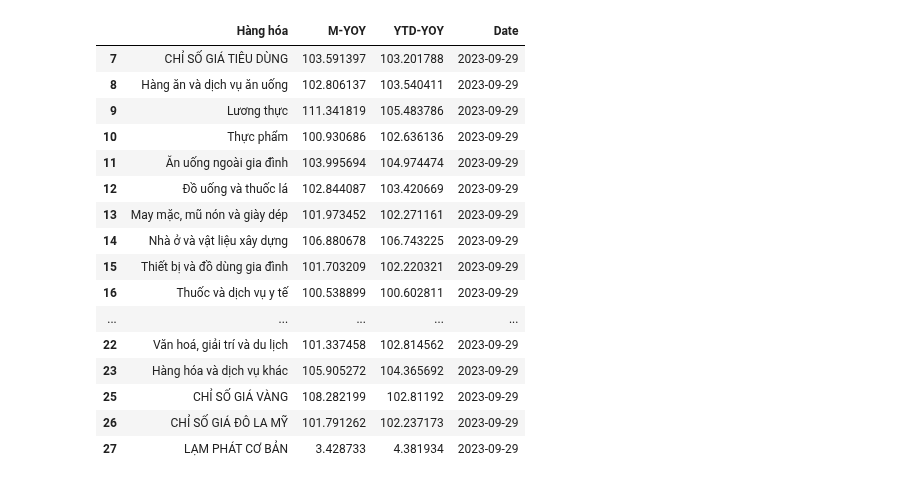
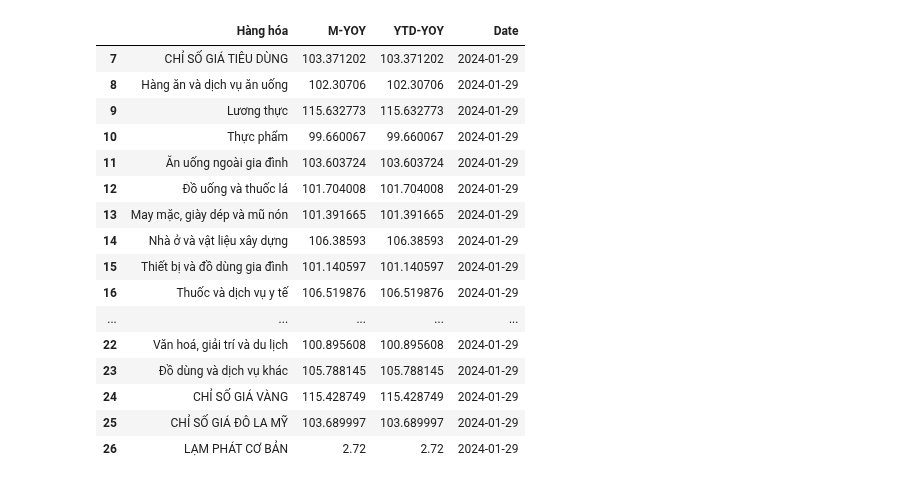
Before and after one commit to hiennguyen9874/vn-macroeconomics, a Jupyter notebook: CPI.ipynb, the cells around one changed output. Saved outputs shown, nothing was run; the diff lists cells and outputs as text; code cells hidden in the pictures.

```diff
--- a/CPI.ipynb
+++ b/CPI.ipynb
@@ -95,51 +95,51 @@ def get_cpi(xl, sheet_name, date):
     df[df.columns[0]] = df[df.columns[0]].str.strip()
 
     df = df.drop(
         list(
             range(
                 df[df.columns[0]][
                     (df[df.columns[0]] == "CHỈ SỐ GIÁ TIÊU DÙNG")
                     | ((df[df.columns[0]] == "CONSUMER PRICE INDEXES"))
                 ].index[0]
             )
         )
     )
 
     if len(df[df.columns[0]][df[df.columns[0]] == "CONSUMER PRICE INDEXES"].index) > 0:
         df[df.columns[0]] = df[df.columns[0]].map(en_to_vn)
 
     df = df[pd.to_numeric(df["M-YOY"], errors="coerce").notnull()]
     df = df[pd.to_numeric(df["YTD-YOY"], errors="coerce").notnull()]
 
     df["Date"] = date
     df["Date"] = pd.to_datetime(df["Date"], dayfirst=False)
 
     return df
 
 
-xl = pd.ExcelFile("datas/2023-10-29-02.-Bieu-so-lieu-T10.2023.xlsx")
+xl = pd.ExcelFile("datas/2024-01-29-02-Bieu-T1-2024.xlsx")
 
 sheet_name = find_sheet_name(xl.sheet_names)
 
-get_cpi(xl, sheet_name, "2023-09-29")
+get_cpi(xl, sheet_name, "2024-01-29")
 # %% [output]
 |  | Hàng hóa | M-YOY | YTD-YOY | Date |
-| 7 | CHỈ SỐ GIÁ TIÊU DÙNG | 103.591397 | 103.201788 | 2023-09-29 |
-| 8 | Hàng ăn và dịch vụ ăn uống | 102.806137 | 103.540411 | 2023-09-29 |
-| 9 | Lương thực | 111.341819 | 105.483786 | 2023-09-29 |
-| 10 | Thực phẩm | 100.930686 | 102.636136 | 2023-09-29 |
-| 11 | Ăn uống ngoài gia đình | 103.995694 | 104.974474 | 2023-09-29 |
-| 12 | Đồ uống và thuốc lá | 102.844087 | 103.420669 | 2023-09-29 |
-| 13 | May mặc, mũ nón và giày dép | 101.973452 | 102.271161 | 2023-09-29 |
-| 14 | Nhà ở và vật liệu xây dựng | 106.880678 | 106.743225 | 2023-09-29 |
-| 15 | Thiết bị và đồ dùng gia đình | 101.703209 | 102.220321 | 2023-09-29 |
-| 16 | Thuốc và dịch vụ y tế | 100.538899 | 100.602811 | 2023-09-29 |
+| 7 | CHỈ SỐ GIÁ TIÊU DÙNG | 103.371202 | 103.371202 | 2024-01-29 |
+| 8 | Hàng ăn và dịch vụ ăn uống | 102.30706 | 102.30706 | 2024-01-29 |
+| 9 | Lương thực | 115.632773 | 115.632773 | 2024-01-29 |
+| 10 | Thực phẩm | 99.660067 | 99.660067 | 2024-01-29 |
+| 11 | Ăn uống ngoài gia đình | 103.603724 | 103.603724 | 2024-01-29 |
+| 12 | Đồ uống và thuốc lá | 101.704008 | 101.704008 | 2024-01-29 |
+| 13 | May mặc, giày dép và mũ nón | 101.391665 | 101.391665 | 2024-01-29 |
+| 14 | Nhà ở và vật liệu xây dựng | 106.38593 | 106.38593 | 2024-01-29 |
+| 15 | Thiết bị và đồ dùng gia đình | 101.140597 | 101.140597 | 2024-01-29 |
+| 16 | Thuốc và dịch vụ y tế | 106.519876 | 106.519876 | 2024-01-29 |
 | ... | ... | ... | ... | ... |
-| 22 | Văn hoá, giải trí và du lịch | 101.337458 | 102.814562 | 2023-09-29 |
-| 23 | Hàng hóa và dịch vụ khác | 105.905272 | 104.365692 | 2023-09-29 |
-| 25 | CHỈ SỐ GIÁ VÀNG | 108.282199 | 102.81192 | 2023-09-29 |
-| 26 | CHỈ SỐ GIÁ ĐÔ LA MỸ | 101.791262 | 102.237173 | 2023-09-29 |
-| 27 | LẠM PHÁT CƠ BẢN | 3.428733 | 4.381934 | 2023-09-29 |
+| 22 | Văn hoá, giải trí và du lịch | 100.895608 | 100.895608 | 2024-01-29 |
+| 23 | Đồ dùng và dịch vụ khác | 105.788145 | 105.788145 | 2024-01-29 |
+| 24 | CHỈ SỐ GIÁ VÀNG | 115.428749 | 115.428749 | 2024-01-29 |
+| 25 | CHỈ SỐ GIÁ ĐÔ LA MỸ | 103.689997 | 103.689997 | 2024-01-29 |
+| 26 | LẠM PHÁT CƠ BẢN | 2.72 | 2.72 | 2024-01-29 |
 # %%
 import os
 import contextlib
```
Also changed, not shown: parts of 3 cells of this notebook, 7 other files.
